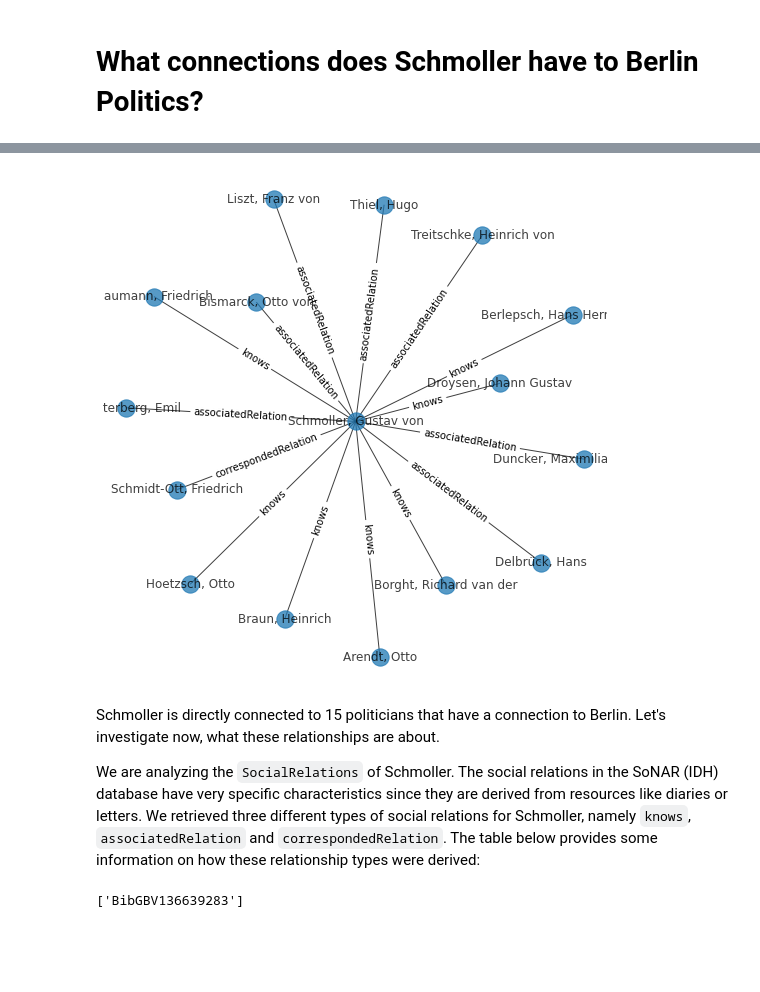
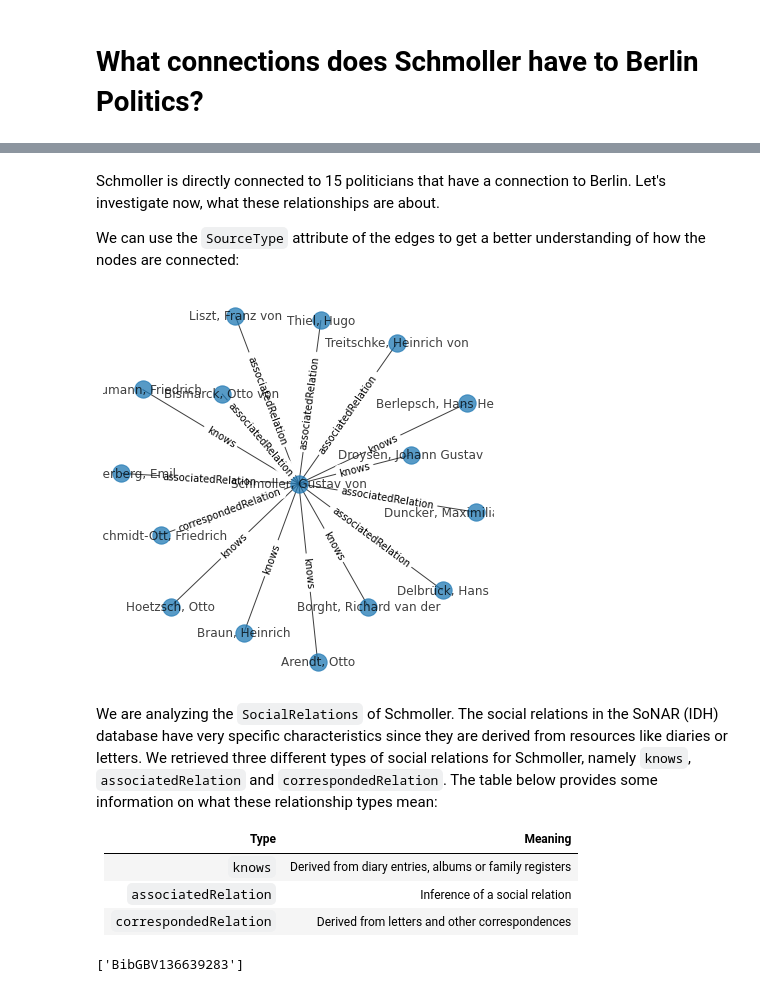
Before and after one commit to sonar-idh/jupyter-curriculum, a Jupyter notebook: notebooks/Notebook 5 - History of Economics.ipynb, the cells around one changed output, grey strips where cells are left out. Drawn from its saved outputs; the diff is of its cells as text; code cells hidden in the pictures; blank space fills up the shorter version.

```diff
--- a/notebooks/Notebook 5 - History of Economics.ipynb
+++ b/notebooks/Notebook 5 - History of Economics.ipynb
@@ -226,0 +297,22 @@ Wall time: 1min 31s
+# %%
+from itertools import count
+
+pos = nx.kamada_kawai_layout(G)
+plt.rcParams['figure.figsize'] = [7, 7]
+
+node_labels_names = nx.get_node_attributes(G, "Name")
+node_labels_titles = nx.get_node_attributes(G, "Title")
+node_labels = {**node_labels_names, **node_labels_titles}
+
+groups = set(nx.get_node_attributes(G,'type').values())
+mapping = dict(zip(sorted(groups),count()))
+color_map = [mapping[G.nodes()[n]['type']] for n in G.nodes()]
+
+node_types = nx.get_node_attributes(G, "type")
+
+edge_labels = nx.get_edge_attributes(G, "SourceType")
+
+nx.draw(G, pos = pos, labels = node_labels, alpha = 0.75, node_color = color_map, cmap = plt.cm.summer)
+#nx.draw_networkx_edge_labels(G,pos,edge_labels=edge_labels, label_pos=0.5)
+
+plt.show()
@@ -227,24 +321,32 @@ Wall time: 1min 31s
+# %% [markdown]
+Schmoller is directly connected to 15 politicians that have a connection to Berlin. Let's investigate now, what these relationships are about.
+
+We can use the `SourceType` attribute of the edges to get a better understanding of how the nodes are connected:
 # %%
-import matplotlib.pyplot as plt
-
 pos = nx.spring_layout(G,  seed = 42)
 plt.rcParams['figure.figsize'] = [7, 7]
 
 node_labels_names = nx.get_node_attributes(G, "Name")
 node_labels_titles = nx.get_node_attributes(G, "Title")
 node_labels = {**node_labels_names, **node_labels_titles}
 
 edge_labels = nx.get_edge_attributes(G, "SourceType")
-a
-nx.draw(G, pos = pos, labels = node_labels, alpha = 0.75)
+
 nx.draw_networkx_edge_labels(G,pos,edge_labels=edge_labels, label_pos=0.5)
+nx.draw(G, pos = pos, labels = node_labels, alpha = 0.75, cmap = plt.cm.summer)
+
 
 plt.show()
 # %% [output]
-[figure, old version]
+[figure, new version]
 # %% [markdown]
-Schmoller is directly connected to 15 politicians that have a connection to Berlin. Let's investigate now, what these relationships are about.
+We are analyzing the `SocialRelations` of Schmoller. The social relations in the SoNAR (IDH) database have very specific characteristics since they are derived from resources like diaries or letters. We retrieved three different types of social relations for Schmoller, namely `knows`, `associatedRelation` and `correspondedRelation`. The table below provides some information on what these relationship types mean:
 
-We are analyzing the `SocialRelations` of Schmoller. The social relations in the SoNAR (IDH) database have very specific characteristics since they are derived from resources like diaries or letters. We retrieved three different types of social relations for Schmoller, namely `knows`, `associatedRelation` and `correspondedRelation`. The table below provides some information on how these relationship types were derived:
+
+|Type|Meaning|
+|:--|--|
+|`knows`|Derived from diary entries, albums or family registers|
+|`associatedRelation`|Inference of a social relation|
+|`correspondedRelation`| Derived from letters and other correspondences|
 # %%
 target_person = "Duncker, Maximilian Wolfgang"
```
Also changed, not shown: parts of 33 cells of this notebook, 1 other file.
